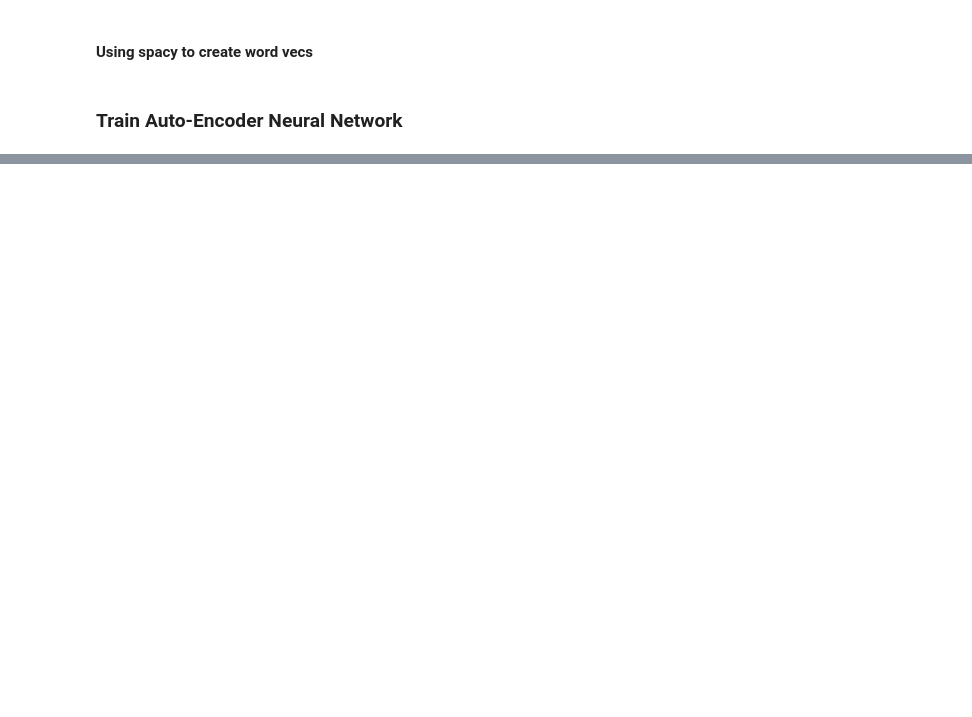
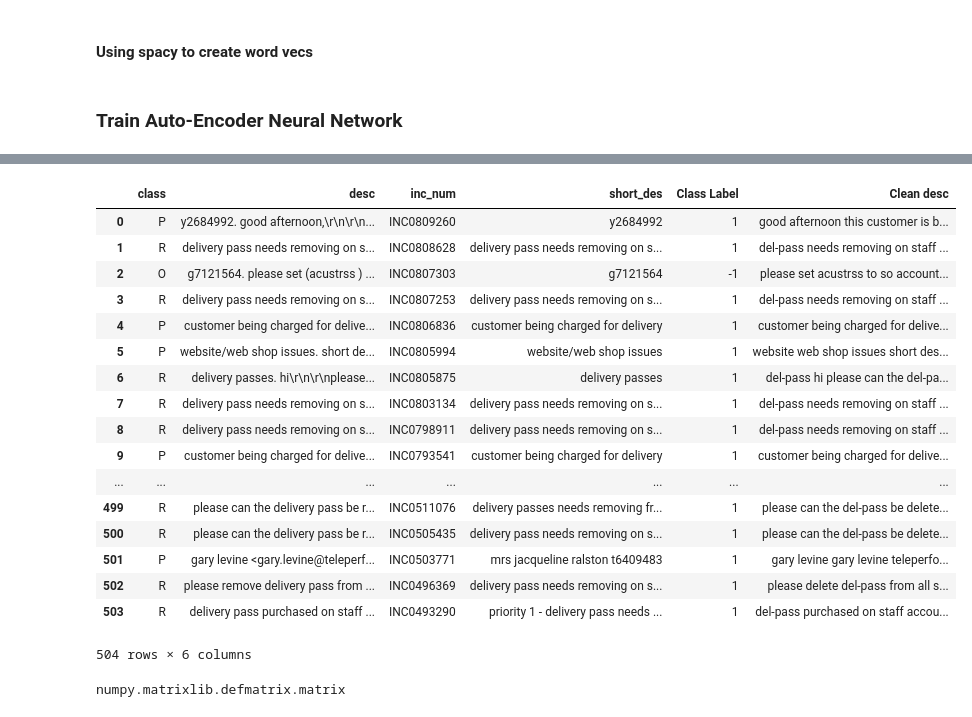
Before and after one commit to singhavneet447/avneet, a Jupyter notebook: NLP/NN 1-class.ipynb, the cells around one changed output, grey strips where cells are left out. Saved outputs shown, nothing was run; the diff lists cells and outputs as text; code cells hidden in the pictures; blank space fills up the shorter version.

```diff
--- a/NLP/NN 1-class.ipynb
+++ b/NLP/NN 1-class.ipynb
@@ -27,3 +27,26 @@ df2.drop(blanks2, inplace=True)
 df2.reset_index(drop=True,inplace=True)
 
 dataset = pd.concat([df1, df2], ignore_index=True)
+# %%
+df3 = pd.read_csv('Cleaned-P&P data.csv')
+
+blanks = []  # start with an empty list`
+
+for i,c,d,inc,sd in df1.itertuples():  # iterate over the DataFrame
+        if c == 'O' or c=='E':         # test 'review' for whitespace
+            blanks.append(i)     # add matching index numbers to the list
+df3.drop(blanks, inplace=True)
+df3["desc"] = df1["short_des"] + '. ' + df1["desc"]
+df3.reset_index(drop=True,inplace=True)
+
+
+df4 = pd.read_csv('Cleaned-P&P data.csv')
+blanks2 = []  # start with an empty list`
+
+for i,c,d,inc,sd in df2.itertuples():  # iterate over the DataFrame
+        if c == 'O' or c=='E':         # test 'review' for whitespace
+            blanks2.append(i)     # add matching index numbers to the list
+df4.drop(blanks2, inplace=True)
+df4.reset_index(drop=True,inplace=True)
+
+dataset2 = pd.concat([df3, df4], ignore_index=True)
@@ -175,0 +445,25 @@ pd.DataFrame(auto_encoder.loss_curve_).plot()
+# %%
+datadf
+# %% [output]
+|  | class | desc | inc_num | short_des | Class Label | Clean desc |
+| 0 | P | y2684992. good afternoon,\r\n\r\n... | INC0809260 | y2684992 | 1 | good afternoon this customer is b... |
+| 1 | R | delivery pass needs removing on s... | INC0808628 | delivery pass needs removing on s... | 1 | del-pass needs removing on staff ... |
+| 2 | O | g7121564. please set (acustrss ) ... | INC0807303 | g7121564 | -1 | please set acustrss to so account... |
+| 3 | R | delivery pass needs removing on s... | INC0807253 | delivery pass needs removing on s... | 1 | del-pass needs removing on staff ... |
+| 4 | P | customer being charged for delive... | INC0806836 | customer being charged for delivery | 1 | customer being charged for delive... |
+| 5 | P | website/web shop issues. short de... | INC0805994 | website/web shop issues | 1 | website web shop issues short des... |
+| 6 | R | delivery passes. hi\r\n\r\nplease... | INC0805875 | delivery passes | 1 | del-pass hi please can the del-pa... |
+| 7 | R | delivery pass needs removing on s... | INC0803134 | delivery pass needs removing on s... | 1 | del-pass needs removing on staff ... |
+| 8 | R | delivery pass needs removing on s... | INC0798911 | delivery pass needs removing on s... | 1 | del-pass needs removing on staff ... |
+| 9 | P | customer being charged for delive... | INC0793541 | customer being charged for delivery | 1 | customer being charged for delive... |
+| ... | ... | ... | ... | ... | ... | ... |
+| 499 | R | please can the delivery pass be r... | INC0511076 | delivery passes needs removing fr... | 1 | please can the del-pass be delete... |
+| 500 | R | please can the delivery pass be r... | INC0505435 | delivery pass needs removing on s... | 1 | please can the del-pass be delete... |
+| 501 | P | gary levine <gary.levine@teleperf... | INC0503771 | mrs jacqueline ralston t6409483 | 1 | gary levine gary levine teleperfo... |
+| 502 | R | please remove delivery pass from ... | INC0496369 | delivery pass needs removing on s... | 1 | please delete del-pass from all s... |
+| 503 | R | delivery pass purchased on staff ... | INC0493290 | priority 1 - delivery pass needs ... | 1 | del-pass purchased on staff accou... |
+504 rows × 6 columns
+# %%
+type(doc2vec_vectors)
+# %% [output]
+numpy.matrixlib.defmatrix.matrix
```
Also changed, not shown: parts of 38 cells of this notebook.
